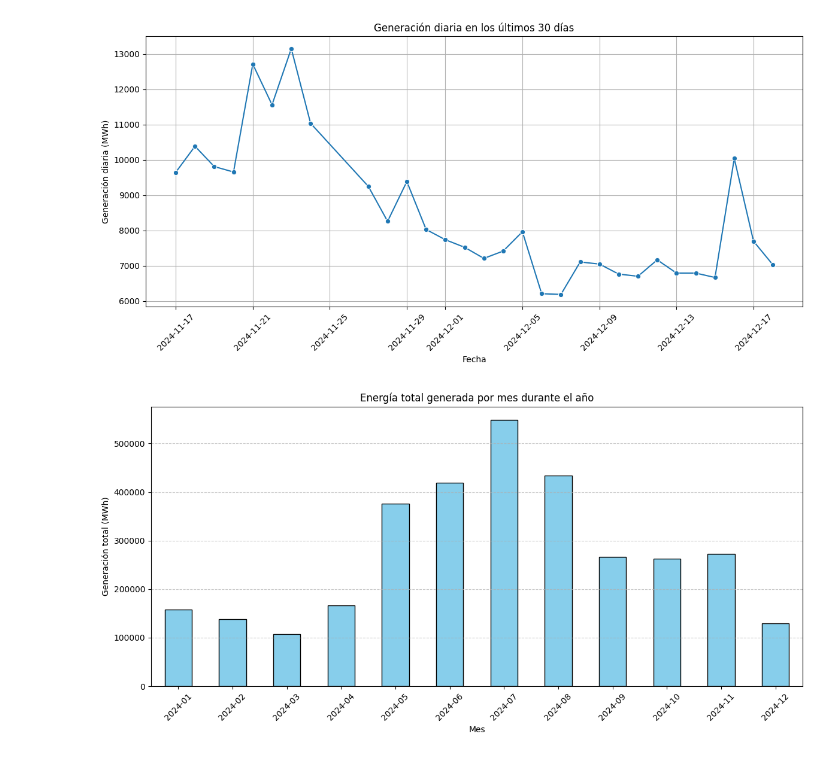
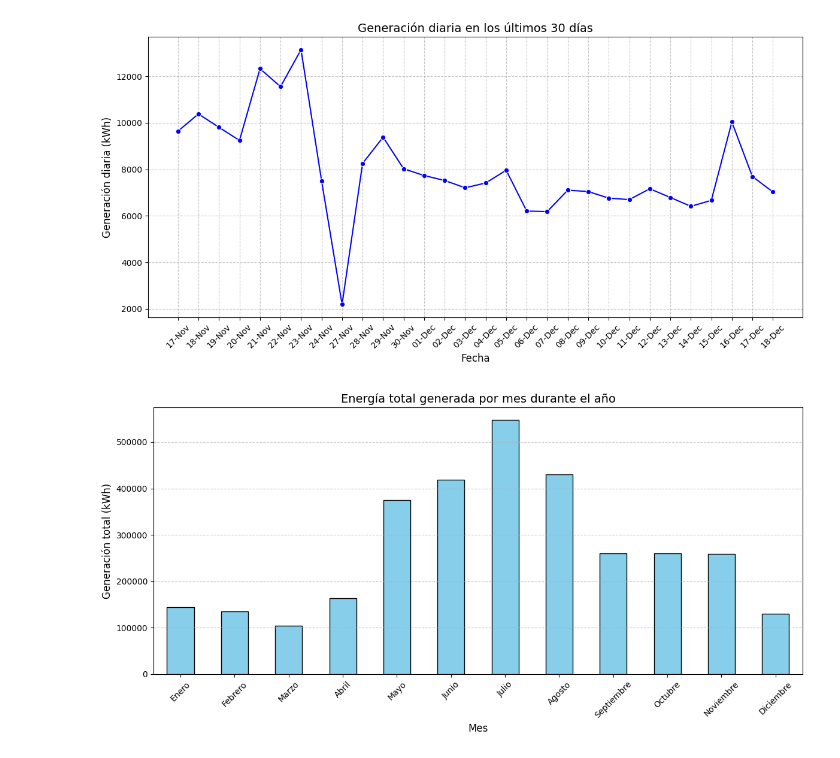
Before and after one commit to wil101/Wilmar_Osorio_Prueba_SantaFe, a Jupyter notebook: procesamiento_plantaCauya/extracion_datos.ipynb, the cells around one changed output. Saved outputs shown, nothing was run; the diff lists cells and outputs as text; code cells hidden in the pictures.

```diff
--- a/procesamiento_plantaCauya/extracion_datos.ipynb
+++ b/procesamiento_plantaCauya/extracion_datos.ipynb
@@ -32,9 +13,11 @@ data = pd.read_csv(file_path)
 # Convertir la columna 'Date' a formato datetime
 data['Date'] = pd.to_datetime(data['Date'], errors='coerce')
 
-# Manejo de valores faltantes: relleno con la media de cada columna horaria
+# Identificar las columnas horarias de generación
 hourly_columns = [col for col in data.columns if 'Values_Hour' in col]
-data[hourly_columns] = data[hourly_columns].apply(lambda x: x.fillna(x.mean()), axis=0)
+
+# Manejo de valores faltantes: relleno con ceros (asumiendo que "nulo" implica sin generación)
+data[hourly_columns] = data[hourly_columns].fillna(0)
 
 # Crear una columna para la suma diaria de generación
 data['Daily_Generation'] = data[hourly_columns].sum(axis=1)
@@ -44,32 +27,44 @@ data['Month'] = data['Date'].dt.to_period('M')
 # %%
 # Generación diaria de los últimos 30 días
 last_30_days = data.sort_values('Date', ascending=False).head(30)
+# Formatear solo día y mes
+last_30_days['Day'] = last_30_days['Date'].dt.strftime('%d-%b')
+# Ordenar por mes y día para que aparezca primero novimebre y después diciembre
+last_30_days = last_30_days.sort_values('Date', key=lambda x: x.dt.month * 100 + x.dt.day, ascending=True)
 plt.figure(figsize=(12, 6))
-sns.lineplot(data=last_30_days, x='Date', y='Daily_Generation', marker='o')
-plt.title('Generación diaria en los últimos 30 días')
-plt.xlabel('Fecha')
-plt.ylabel('Generación diaria (MWh)')
+sns.lineplot(data=last_30_days, x='Day', y='Daily_Generation', marker='o', color='blue')
+plt.title('Generación diaria en los últimos 30 días', fontsize=14)
+plt.xlabel('Fecha', fontsize=12)
+plt.ylabel('Generación diaria (kWh)', fontsize=12)
 plt.xticks(rotation=45)
-plt.grid(True)
+plt.grid(True, linestyle='--', alpha=0.7)
 plt.tight_layout()
 plt.show()
 # %% [output]
-[figure, old version]
+[figure, new version]
 # %%
 #Energía total generada por mes durante todo el año
 monthly_generation = data.groupby('Month')['Daily_Generation'].sum()
-
 plt.figure(figsize=(12, 6))
+# Convertir a nombres de mes en inglés
+monthly_generation.index = monthly_generation.index.strftime('%B')
+# Traducción de los nombres de los meses al español
+month_translation = {
+    'January': 'Enero', 'February': 'Febrero', 'March': 'Marzo', 'April': 'Abril',
+    'May': 'Mayo', 'June': 'Junio', 'July': 'Julio', 'August': 'Agosto',
+    'September': 'Septiembre', 'October': 'Octubre', 'November': 'Noviembre', 'December': 'Diciembre'
+}
+monthly_generation.index = monthly_generation.index.map(month_translation)
 monthly_generation.plot(kind='bar', color='skyblue', edgecolor='black')
-plt.title('Energía total generada por mes durante el año')
-plt.xlabel('Mes')
-plt.ylabel('Generación total (MWh)')
+plt.title('Energía total generada por mes durante el año', fontsize=14)
+plt.xlabel('Mes', fontsize=12)
+plt.ylabel('Generación total (kWh)', fontsize=12)
 plt.xticks(rotation=45)
 plt.grid(axis='y', linestyle='--', alpha=0.7)
 plt.tight_layout()
 plt.show()
 # %% [output]
-[figure, old version]
+[figure, new version]
 # %%
 #Análisis de generación por hora
 hourly_means = data[hourly_columns].mean().sort_values()
```
Also changed, not shown: parts of 3 cells of this notebook.
